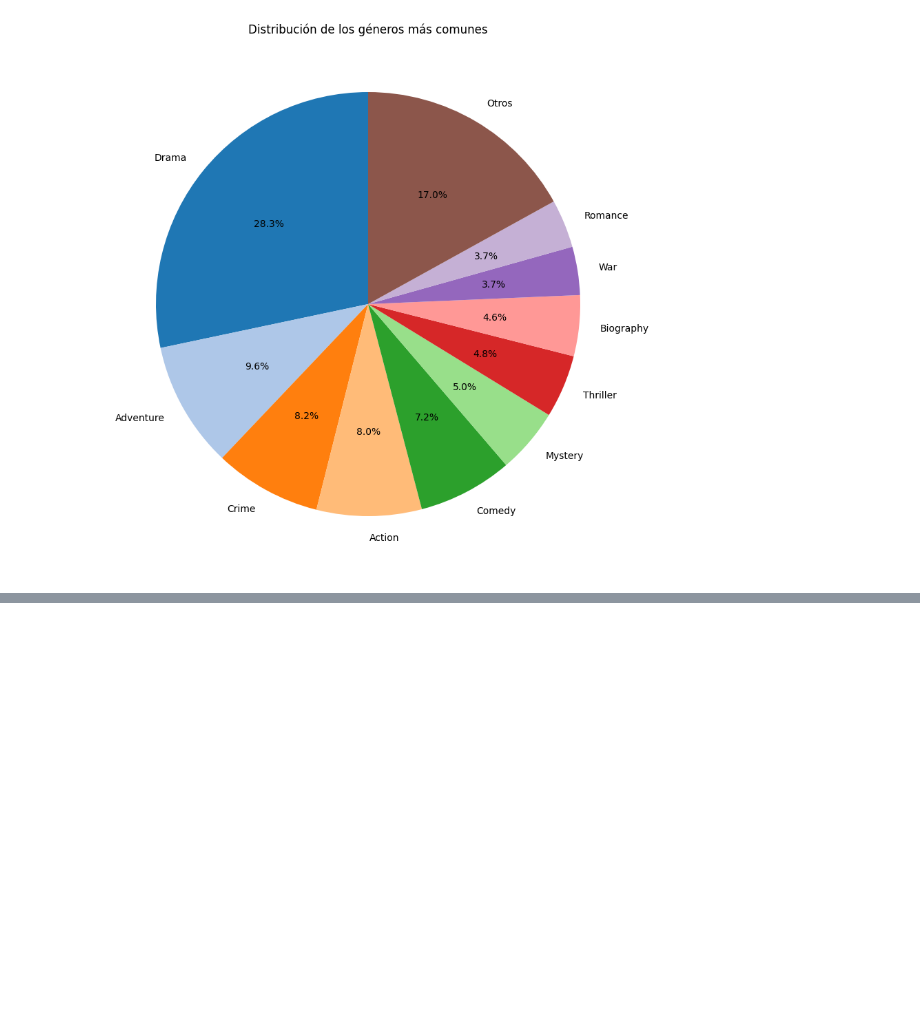
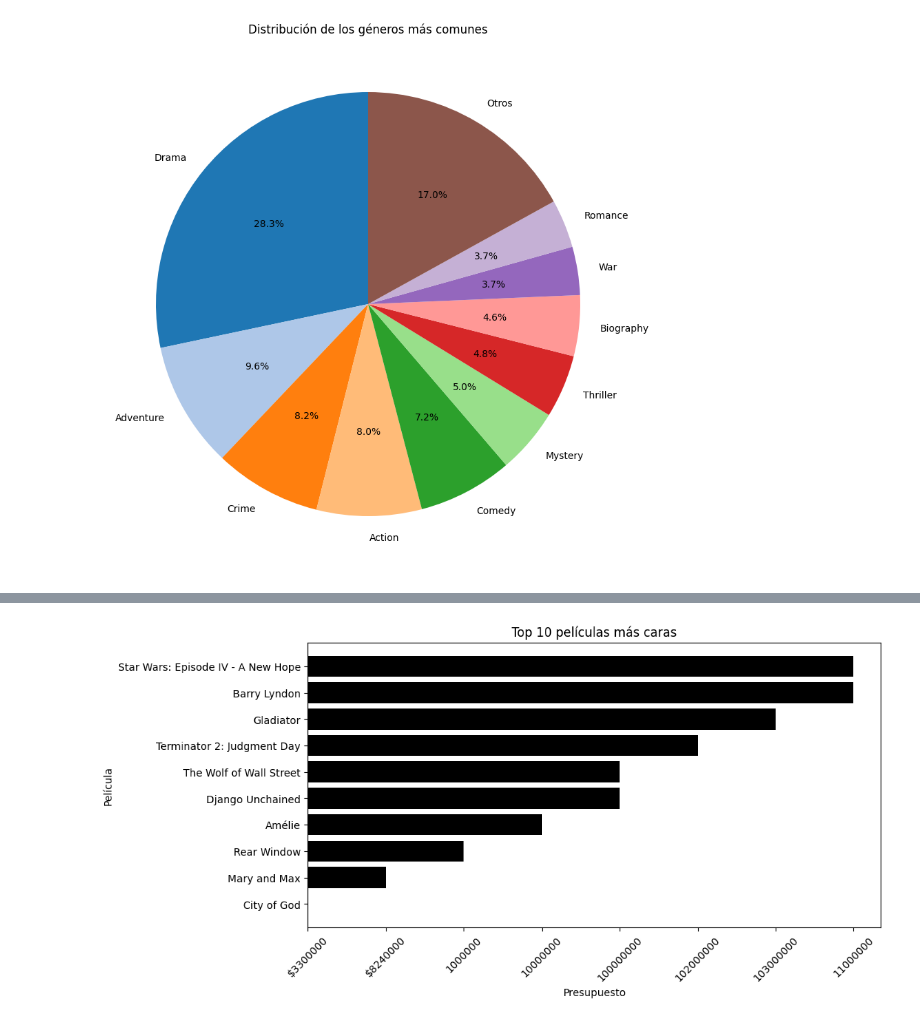
Before and after one commit to juanq348/imdb-top-movies, a Jupyter notebook: scripts/generar_grafico.ipynb, the cells around one changed output, grey strips where cells are left out. Cells and saved outputs as stored; diff of their text form; code cells hidden in the pictures; blank space fills up the shorter version.

```diff
--- a/scripts/generar_grafico.ipynb
+++ b/scripts/generar_grafico.ipynb
@@ -36,0 +88,13 @@ plt.show()
+# %%
+presupuesto = df.sort_values(by=["budget"], ascending=True).head(10)
+
+plt.figure(figsize= (10,5))
+plt.barh(presupuesto["name"], presupuesto["budget"], color = "black")
+
+plt.title("Top 10 películas más caras")
+plt.xlabel("Presupuesto")
+plt.ylabel("Película")
+plt.xticks(rotation = 45)
+plt.show()
+# %% [output]
+[figure, added]
```
Also changed, not shown: parts of 4 cells of this notebook, 1 other file.
